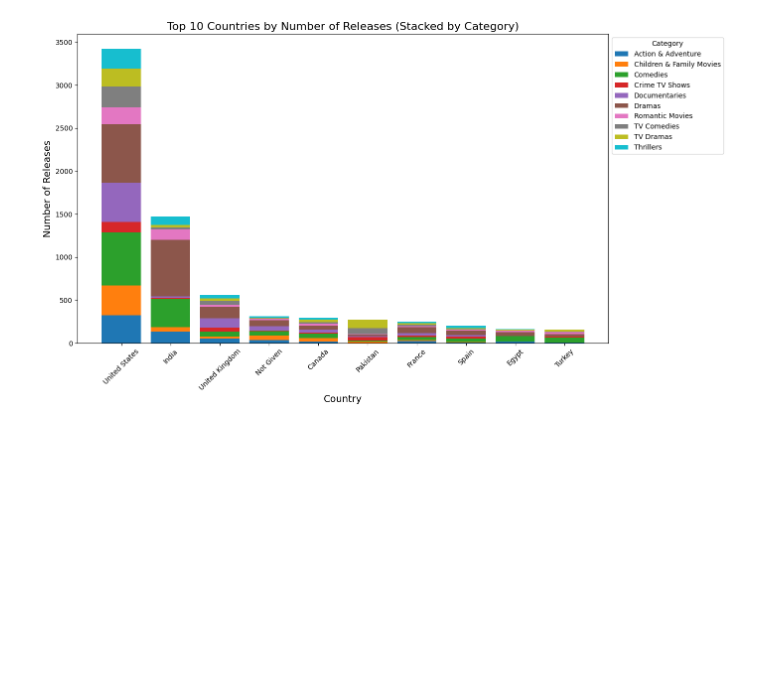
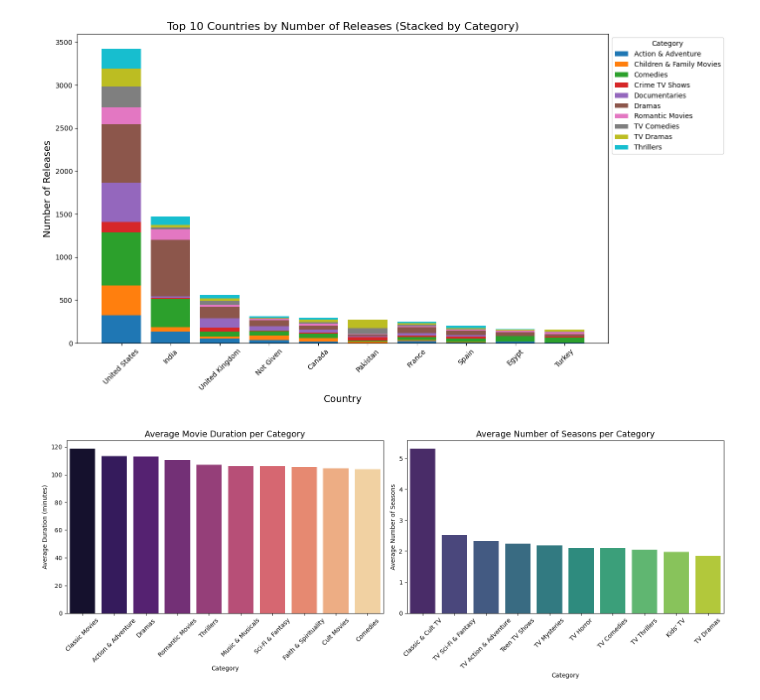
Before and after one commit to G-Bielokozowicz/Netflix-Data-Analysis, a Jupyter notebook: main.ipynb, the cells around one changed output. Saved outputs shown, nothing was run; the diff lists cells and outputs as text; code cells hidden in the pictures; blank space fills up the shorter version.

Commit message:
Added average movie and tv show duration by category

```diff
--- a/main.ipynb
+++ b/main.ipynb
@@ -512,3 +513,61 @@ plt.tight_layout()
 plt.show()
 # %% [output]
 [figure]
+# %%
+# Exclude unwanted categories
+excluded_categories = ["Independent Movies", "International Movies", "International TV Shows"]
+df_exploded = df_exploded[~df_exploded['category'].isin(excluded_categories)]
+
+
+# Calculate average duration for movies (only rows with movie_duration)
+movie_avg_duration = (
+    df_exploded[df_exploded['movie_duration'].notna()]
+    .groupby('category')['movie_duration']
+    .mean()
+    .sort_values(ascending=False)
+    .head(10)
+)
+
+# Calculate average number of seasons for TV shows (only rows with num_seasons)
+tv_avg_seasons = (
+    df_exploded[df_exploded['num_seasons'].notna()]
+    .groupby('category')['num_seasons']
+    .mean()
+    .sort_values(ascending=False)
+    .head(10)
+)
+
+
+plt.figure(figsize=(16, 6))
+
+# Movie Duration Chart
+plt.subplot(1, 2, 1)
+sns.barplot(
+    x=movie_avg_duration.index,
+    y=movie_avg_duration.values,
+    palette='magma',
+    hue=movie_avg_duration.index
+)
+plt.title("Average Movie Duration per Category", fontsize=14)
+plt.ylabel("Average Duration (minutes)")
+plt.xlabel("Category")
+plt.xticks(rotation=45)
+
+# TV Show Seasons Chart
+plt.subplot(1, 2, 2)
+sns.barplot(
+    x=tv_avg_seasons.index,
+    y=tv_avg_seasons.values,
+    palette='viridis',
+    hue=tv_avg_seasons.index
+)
+plt.title("Average Number of Seasons per Category", fontsize=14)
+plt.ylabel("Average Number of Seasons")
+plt.xlabel("Category")
+plt.xticks(rotation=45)
+
+# Adjust layout and show
+plt.tight_layout()
+plt.show()
+# %% [output]
+[figure, added]
```
Also changed, not shown: parts of 1 cell of this notebook.
